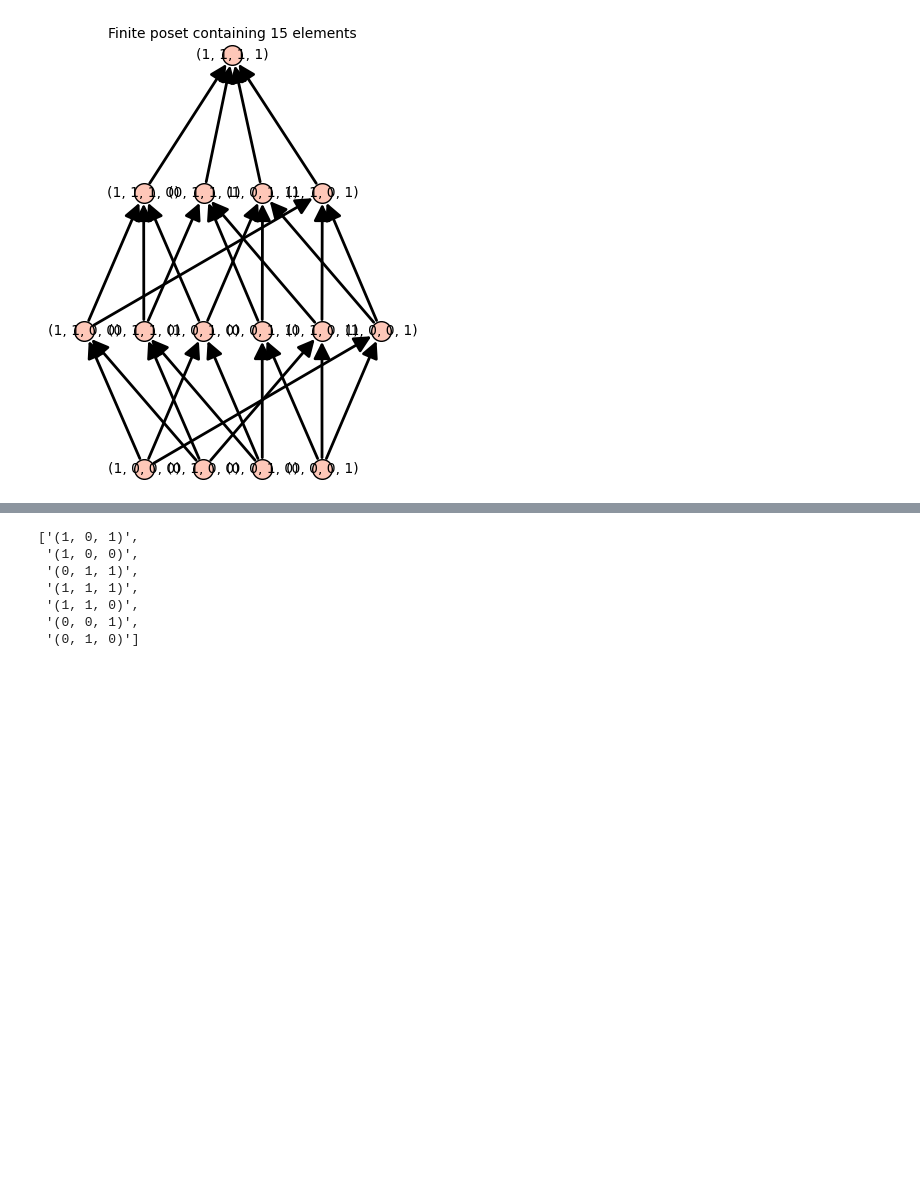
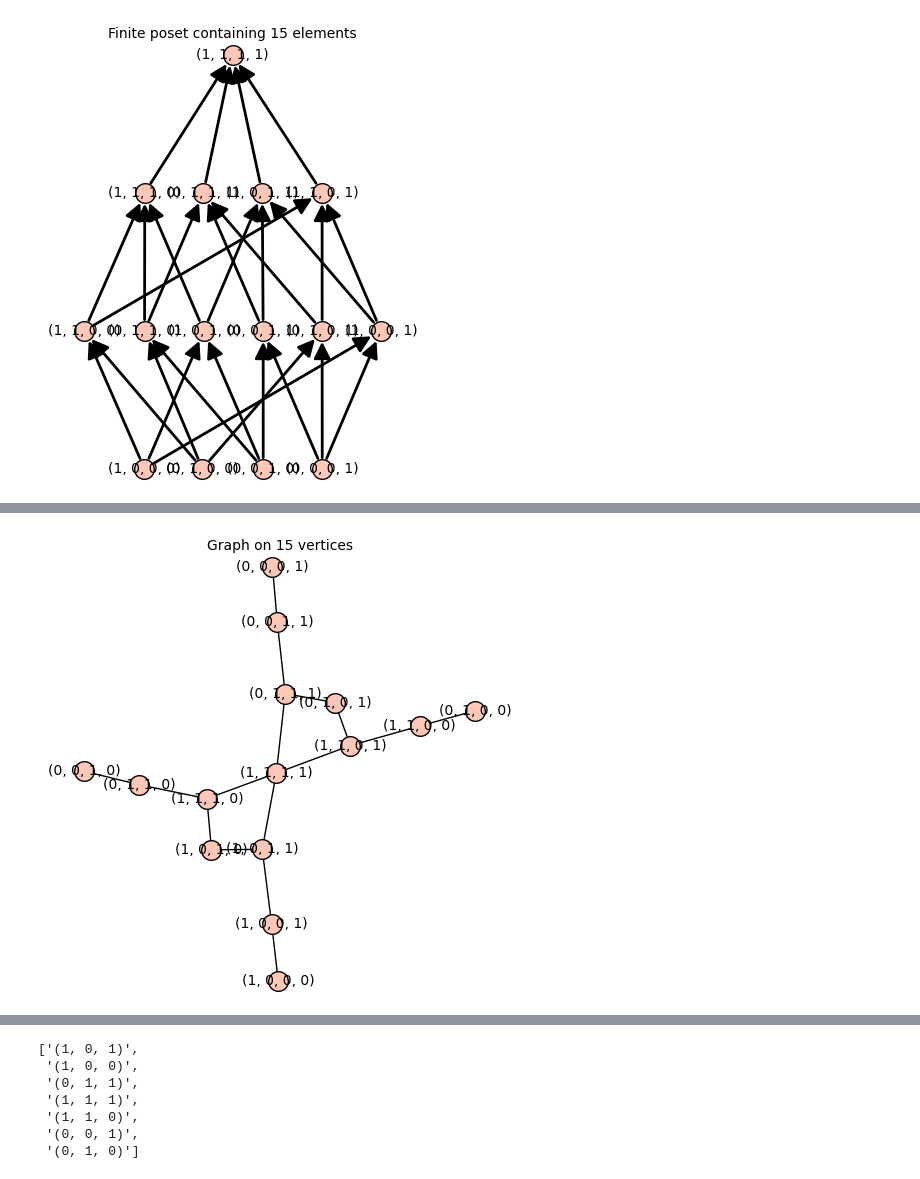
Before and after one commit to gyp2438/singer_trees, a Jupyter notebook: notebooks/Fact_Graph-2.ipynb, the cells around one changed output, grey strips where cells are left out. Saved outputs shown, nothing was run; the diff lists cells and outputs as text; code cells hidden in the pictures; blank space fills up the shorter version.

```diff
--- a/notebooks/Fact_Graph-2.ipynb
+++ b/notebooks/Fact_Graph-2.ipynb
@@ -531,0 +573,4 @@ V(eval(v)) + V(eval(w))
+# %%
+Grs[10]
+# %% [output]
+[figure, added]
```
Also changed, not shown: parts of 12 cells of this notebook, 1 other file.
